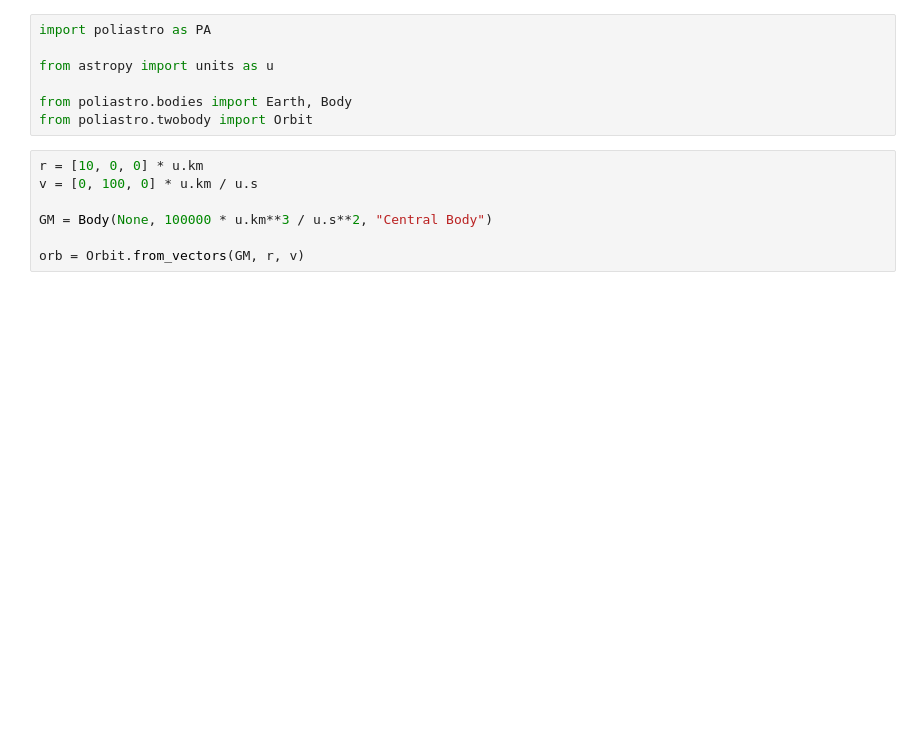
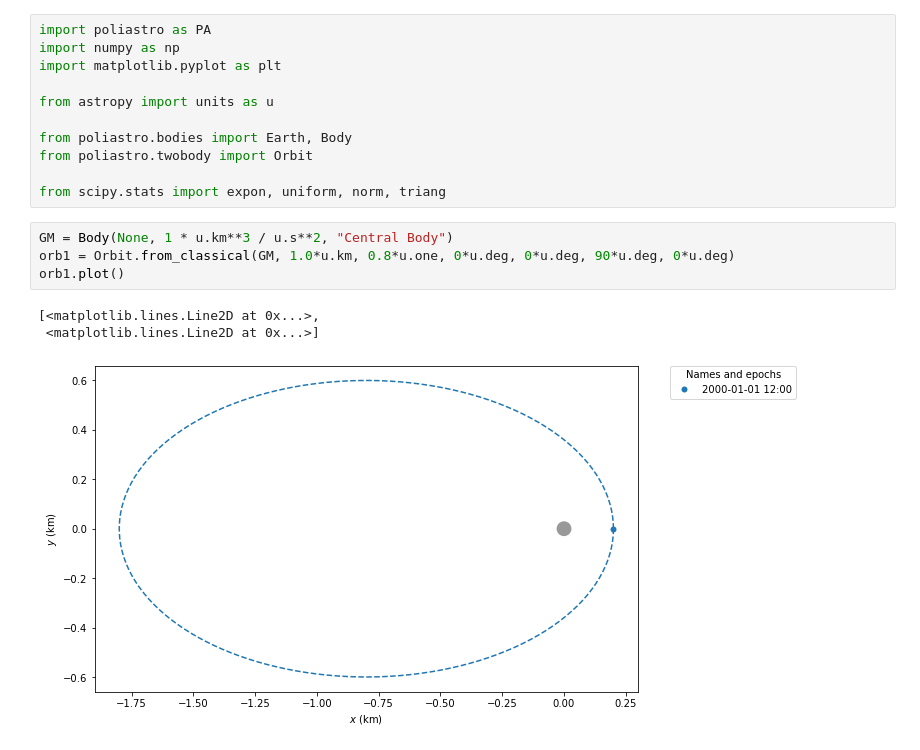
Before and after one commit to henhen724/EchoSimulation, a Jupyter notebook: PythonSimulation/Kepler Echo.ipynb, the cells around one changed output. Drawn from its saved outputs; the diff is of its cells as text; blank space fills up the shorter version.

```diff
--- a/PythonSimulation/Kepler Echo.ipynb
+++ b/PythonSimulation/Kepler Echo.ipynb
@@ -1,14 +1,19 @@
 # %%
 import poliastro as PA
+import numpy as np
+import matplotlib.pyplot as plt
 
 from astropy import units as u
 
 from poliastro.bodies import Earth, Body
 from poliastro.twobody import Orbit
+
+from scipy.stats import expon, uniform, norm, triang
-# %%
-r = [10, 0, 0] * u.km
-v = [0, 100, 0] * u.km / u.s
-
-GM = Body(None, 100000 * u.km**3 / u.s**2, "Central Body")
-
-orb = Orbit.from_vectors(GM, r, v)
+# %%
+GM = Body(None, 1 * u.km**3 / u.s**2, "Central Body")
+orb1 = Orbit.from_classical(GM, 1.0*u.km, 0.8*u.one, 0*u.deg, 0*u.deg, 90*u.deg, 0*u.deg)
+orb1.plot()
+# %% [output]
+[<matplotlib.lines.Line2D at 0x...>,
+ <matplotlib.lines.Line2D at 0x...>]
+[figure, added]
```
Also changed, not shown: parts of 11 cells of this notebook.
